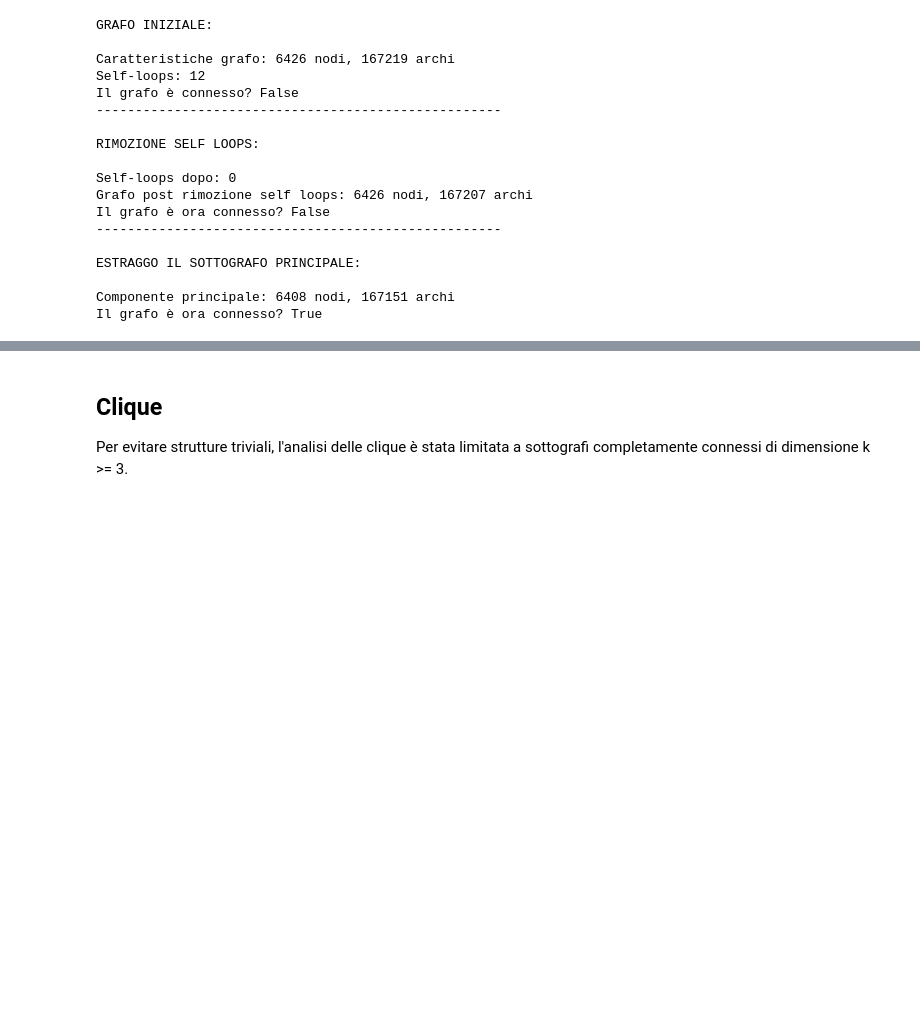
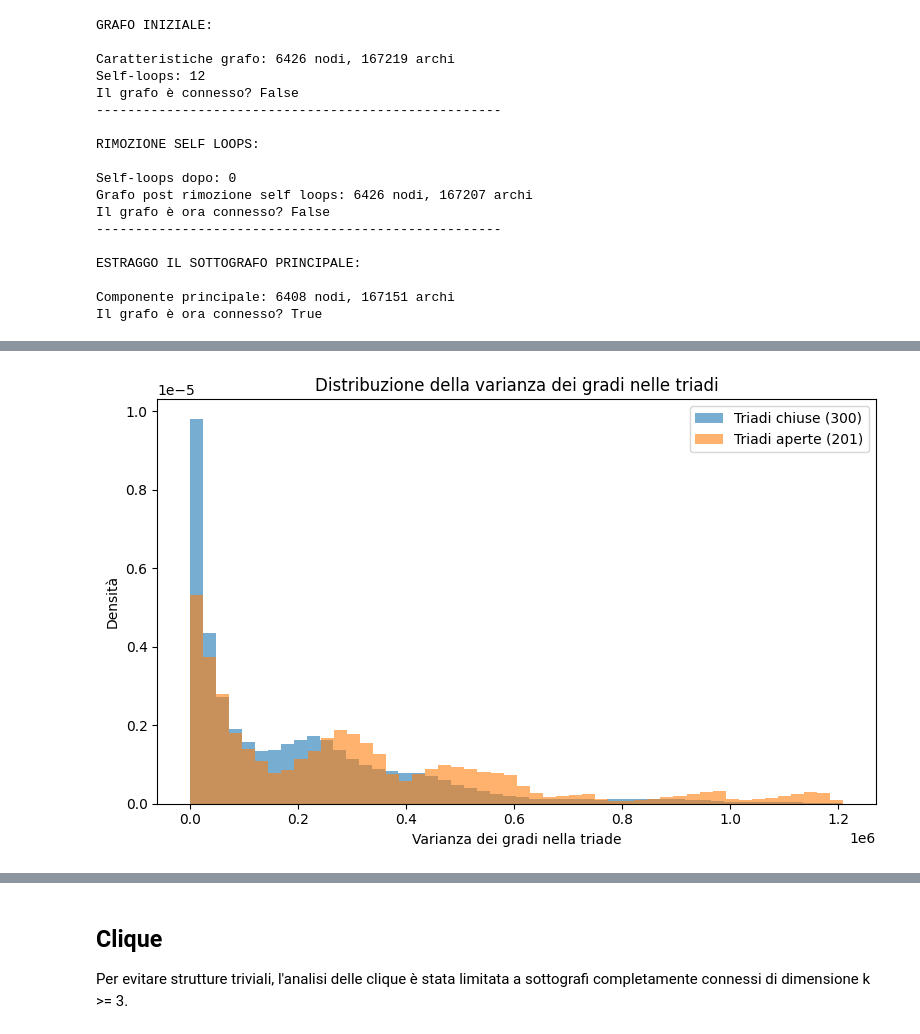
Before and after one commit to matteostronati/Data_science_project, a Jupyter notebook: notebooks/05_triads.ipynb, the cells around one changed output, grey strips where cells are left out. Cells and saved outputs as stored; diff of their text form; code cells hidden in the pictures; blank space fills up the shorter version.

```diff
--- a/notebooks/05_triads.ipynb
+++ b/notebooks/05_triads.ipynb
@@ -271,0 +347,44 @@ dtype: int64
+# %%
+degrees = dict(hero_graph.degree())
+
+# Aggiungo i gradi al DataFrame delle triadi:
+triads_df["deg_1"] = triads_df["hero_1"].map(degrees)
+triads_df["deg_2"] = triads_df["hero_2"].map(degrees)
+triads_df["deg_3"] = triads_df["hero_3"].map(degrees)
+
+open_triads_df["deg_1"] = open_triads_df["hero_1"].map(degrees)
+open_triads_df["deg_2"] = open_triads_df["hero_2"].map(degrees)
+open_triads_df["deg_3"] = open_triads_df["hero_3"].map(degrees)
+
+
+# Misura 1: Varianza dei gradi nella triade
+triads_df["degree_variance"] = triads_df[["deg_1", "deg_2", "deg_3"]].var(axis=1)
+open_triads_df["degree_variance"] = open_triads_df[["deg_1", "deg_2", "deg_3"]].var(axis=1)
+
+
+
+plt.figure(figsize=(8,5))
+plt.hist(
+    triads_df["degree_variance"],
+    bins=50,
+    alpha=0.6,
+    density=True,
+    label="Triadi chiuse (300)"
+)
+
+plt.hist(
+    open_triads_df["degree_variance"],
+    bins=50,
+    alpha=0.6,
+    density=True,
+    label="Triadi aperte (201)"
+)
+
+plt.xlabel("Varianza dei gradi nella triade")
+plt.ylabel("Densità")
+plt.title("Distribuzione della varianza dei gradi nelle triadi")
+plt.legend()
+plt.tight_layout()
+plt.show()
+# %% [output]
+[figure, added]
```
Also changed, not shown: parts of 15 cells of this notebook.
